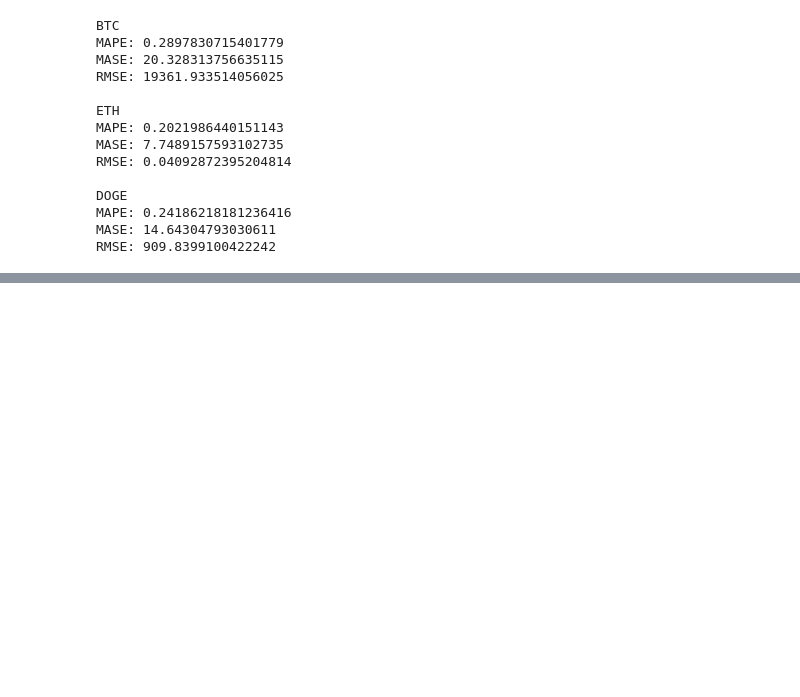
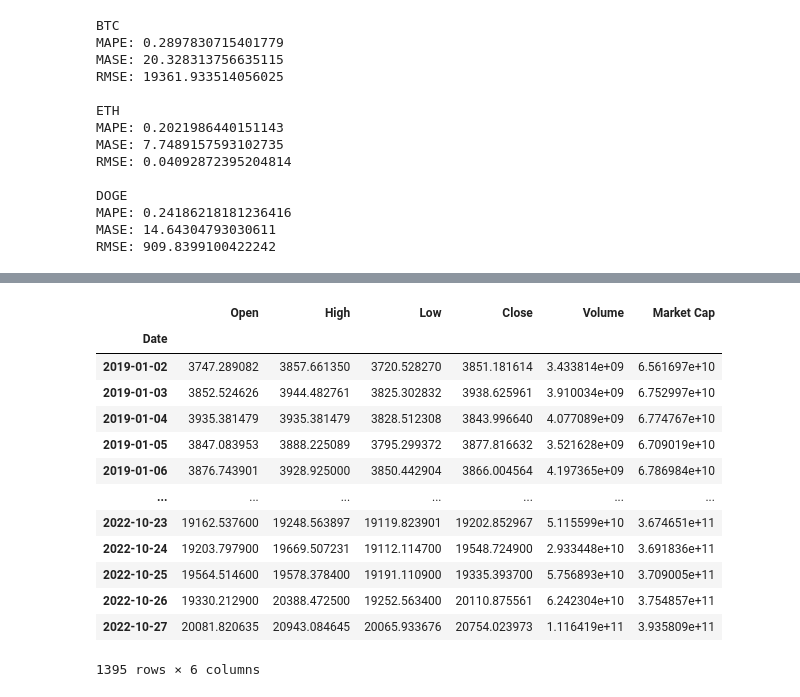
Before and after one commit to mintee56/IS403.O21.HTCL_Team8, a Jupyter notebook: ARIMA (7-3).ipynb, the cells around one changed output, grey strips where cells are left out. Cells and saved outputs as stored; diff of their text form; code cells hidden in the pictures; blank space fills up the shorter version.

```diff
--- a/ARIMA (7-3).ipynb
+++ b/ARIMA (7-3).ipynb
@@ -27,9 +14,0 @@ dtype: object
-# %%
-btc = btc.loc[:, ['Date', 'Close']]
-btc['Date'] = pd.to_datetime(btc.Date)
-
-eth = eth.loc[:, ['Date', 'Close']]
-eth['Date'] = pd.to_datetime(eth.Date)
-
-doge = doge.loc[:, ['Date', 'Close']]
-doge['Date'] = pd.to_datetime(doge.Date)
@@ -309,0 +277,17 @@ RangeIndex(start=1116, stop=1435, step=1)
+# %%
+btc_train_data
+# %% [output]
+|  | Open | High | Low | Close | Volume | Market Cap |
+| Date |  |  |  |  |  |  |
+| 2019-01-02 | 3747.289082 | 3857.661350 | 3720.528270 | 3851.181614 | 3.433814e+09 | 6.561697e+10 |
+| 2019-01-03 | 3852.524626 | 3944.482761 | 3825.302832 | 3938.625961 | 3.910034e+09 | 6.752997e+10 |
+| 2019-01-04 | 3935.381479 | 3935.381479 | 3828.512308 | 3843.996640 | 4.077089e+09 | 6.774767e+10 |
+| 2019-01-05 | 3847.083953 | 3888.225089 | 3795.299372 | 3877.816632 | 3.521628e+09 | 6.709019e+10 |
+| 2019-01-06 | 3876.743901 | 3928.925000 | 3850.442904 | 3866.004564 | 4.197365e+09 | 6.786984e+10 |
+| ... | ... | ... | ... | ... | ... | ... |
+| 2022-10-23 | 19162.537600 | 19248.563897 | 19119.823901 | 19202.852967 | 5.115599e+10 | 3.674651e+11 |
+| 2022-10-24 | 19203.797900 | 19669.507231 | 19112.114700 | 19548.724900 | 2.933448e+10 | 3.691836e+11 |
+| 2022-10-25 | 19564.514600 | 19578.378400 | 19191.110900 | 19335.393700 | 5.756893e+10 | 3.709005e+11 |
+| 2022-10-26 | 19330.212900 | 20388.472500 | 19252.563400 | 20110.875561 | 6.242304e+10 | 3.754857e+11 |
+| 2022-10-27 | 20081.820635 | 20943.084645 | 20065.933676 | 20754.023973 | 1.116419e+11 | 3.935809e+11 |
+1395 rows × 6 columns
```
Also changed, not shown: parts of 9 cells of this notebook, 5 other files.
